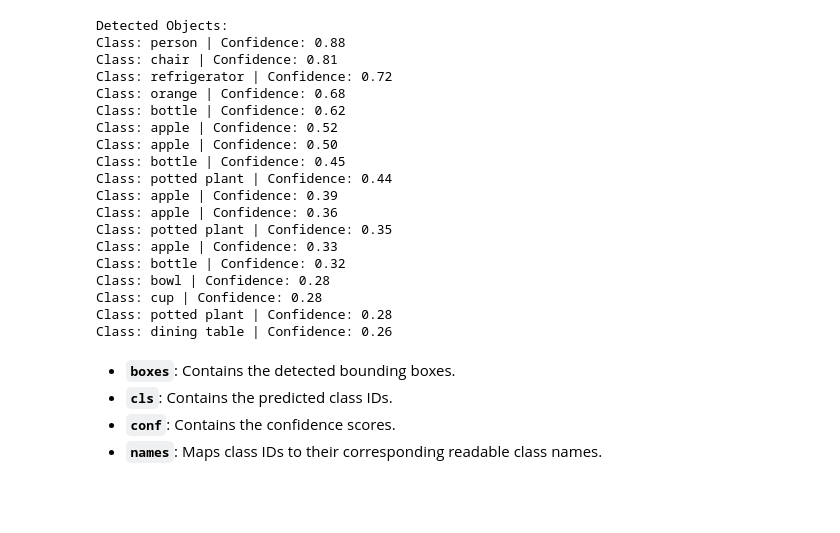
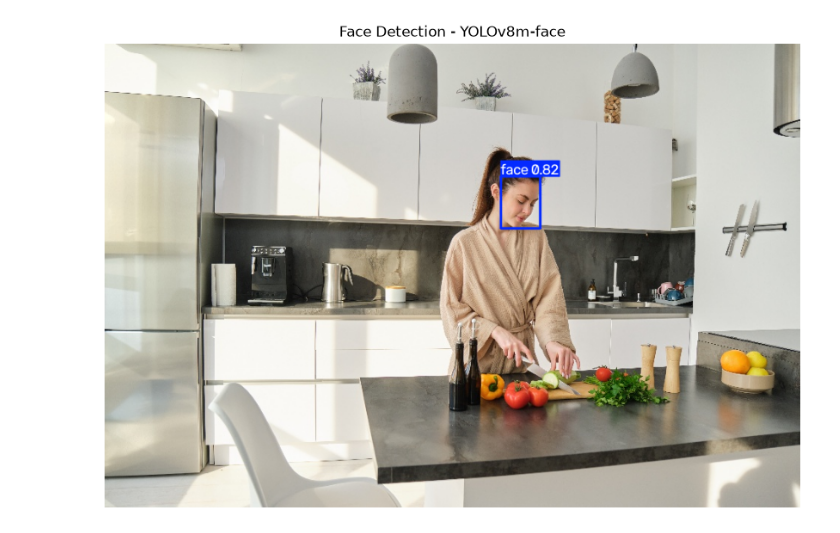
Before and after one commit to gursimranai/YOLO-Face-Detection, a Jupyter notebook: notebooks/01-image-detection.ipynb, the cells around one changed output. Cells and saved outputs as stored; diff of their text form; code cells hidden in the pictures; blank space fills up the shorter version.

```diff
--- a/notebooks/01-image-detection.ipynb
+++ b/notebooks/01-image-detection.ipynb
@@ -165,7 +266,18 @@ combined_result = face_results[0].plot(
 # %%
-plt.figure(figsize=(14, 8))
+# Perform face detection
+face_results = face_model(
+    photo,
+    conf=CONFIDENCE_THRESHOLD
+)
 
-plt.imshow(cv2.cvtColor(combined_result, cv2.COLOR_BGR2RGB))
-plt.title("Combined Object and Face Detection")
-plt.axis("off");
+# Extract the first prediction result
+face_result = face_results[0]
+
+# Generate annotated image : Annotated images are pictures that have been marked, tagged, or labeled with extra information, shapes, or text to explain what is inside them
+face_detected = face_result.plot()
+
+# Display detection information
+
+print("Face detection completed!")
+print("Faces detected:", len(face_result.boxes))
 # %% [output]
@@ -219,39 +294,17 @@ We can access this information through the Results object returned by the YOLO m
-# %%
-object_result = object_results[0]
-
-print("Detected Objects:")
-
-for box in object_result.boxes:
-    class_id = int(box.cls[0])
-    confidence = float(box.conf[0])
-    class_name = object_result.names[class_id]
-
-    print(
-        f"Class: {class_name} | "
-        f"Confidence: {confidence:.2f}"
-    )
-# %% [output]
-Detected Objects:
-Class: person | Confidence: 0.88
-Class: chair | Confidence: 0.81
-Class: refrigerator | Confidence: 0.72
-Class: orange | Confidence: 0.68
-Class: bottle | Confidence: 0.62
-Class: apple | Confidence: 0.52
-Class: apple | Confidence: 0.50
-Class: bottle | Confidence: 0.45
-Class: potted plant | Confidence: 0.44
-Class: apple | Confidence: 0.39
-Class: apple | Confidence: 0.36
-Class: potted plant | Confidence: 0.35
-Class: apple | Confidence: 0.33
-Class: bottle | Confidence: 0.32
-Class: bowl | Confidence: 0.28
-Class: cup | Confidence: 0.28
-Class: potted plant | Confidence: 0.28
-Class: dining table | Confidence: 0.26
-# %% [markdown]
-- **`boxes`**: Contains the detected bounding boxes.
-- **`cls`**: Contains the predicted class IDs.
-- **`conf`**: Contains the confidence scores.
-- **`names`**: Maps class IDs to their corresponding readable class names.
+# %%
+# Convert annotated image from BGR to RGB
+face_rgb = cv2.cvtColor(
+    face_detected,
+    cv2.COLOR_BGR2RGB
+)
+
+# Display face detection result
+plt.figure(figsize=(12, 7))
+
+plt.imshow(face_rgb)
+plt.title("Face Detection - YOLOv8m-face")
+plt.axis("off")
+
+plt.show()
+# %% [output]
+[figure, added]
```
Also changed, not shown: parts of 41 cells of this notebook.
